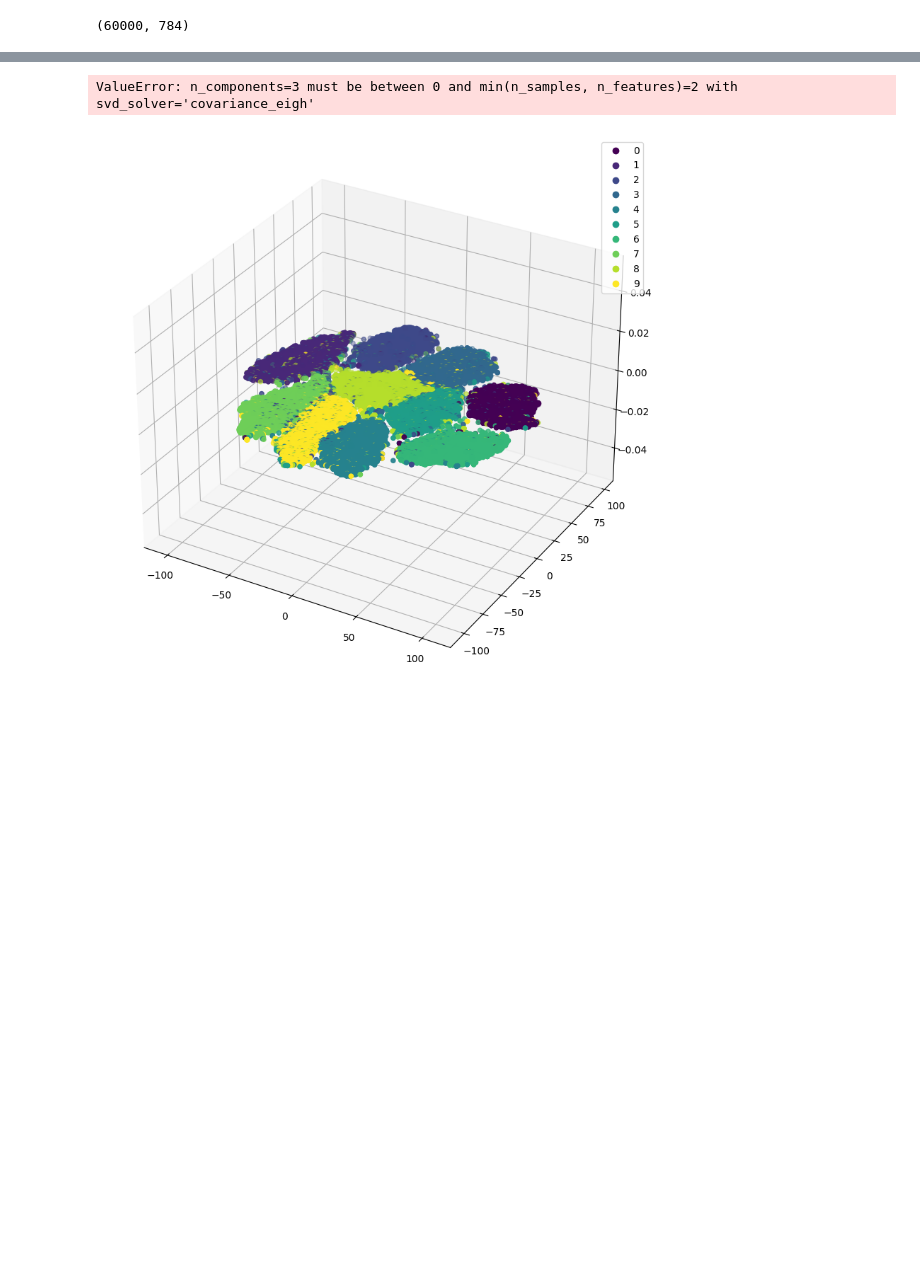
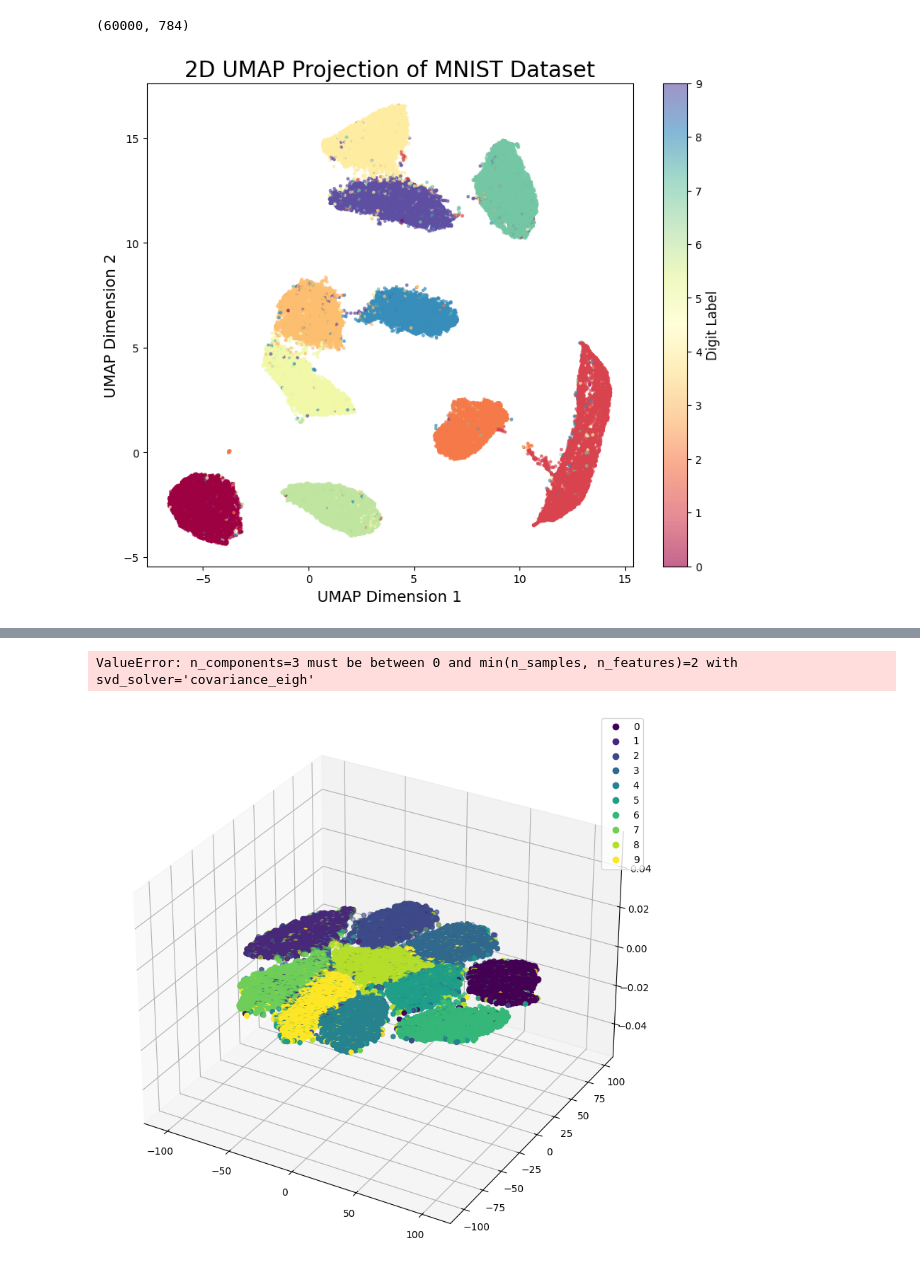
Before and after one commit to baaaRaathh/Machine-Learning, a Jupyter notebook: Dimensional_Reducation.ipynb, the cells around one changed output, grey strips where cells are left out. Cells and saved outputs as stored; diff of their text form; code cells hidden in the pictures; blank space fills up the shorter version.

```diff
--- a/Dimensional_Reducation.ipynb
+++ b/Dimensional_Reducation.ipynb
@@ -34,0 +37,14 @@ x_train.shape
+# %%
+x_umap = UMAP(n_components=3,n_neighbors=10, min_dist=0.1, metric='correlation').fit_transform(x_train)
+# %%
+plt.figure(figsize=(10, 8))
+scatter = plt.scatter(x_umap[:, 0], x_umap[:, 1], c=y_train, cmap='Spectral', s=5, alpha=0.6)
+plt.title('2D UMAP Projection of MNIST Dataset', fontsize=20)
+plt.xlabel('UMAP Dimension 1', fontsize=14)
+plt.ylabel('UMAP Dimension 2', fontsize=14)
+cbar = plt.colorbar(scatter)
+cbar.set_label('Digit Label', fontsize=12)
+
+plt.show()
+# %% [output]
+[figure, added]
```
Also changed, not shown: parts of 11 cells of this notebook.
